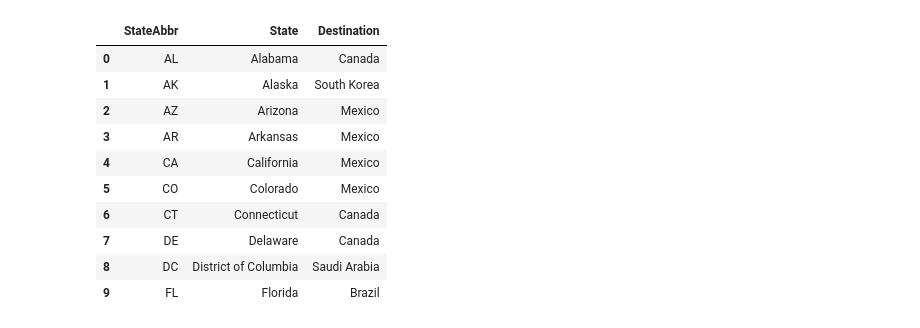
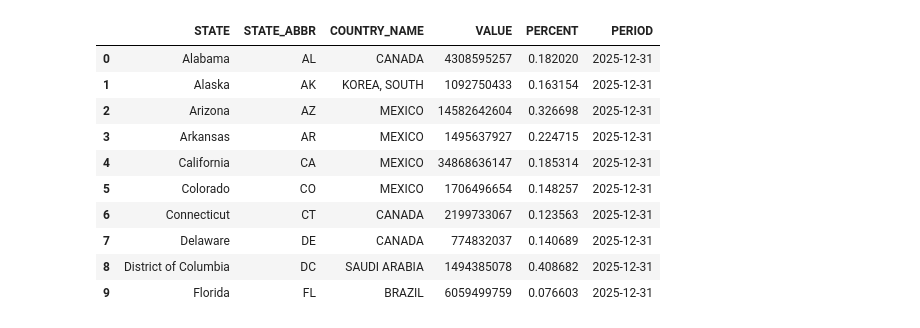
Before and after one commit to cesinco/trade-partners-by-state, a Jupyter notebook: get_top_export_countries_by_state.ipynb, the cells around one changed output. Drawn from its saved outputs; the diff is of its cells as text; code cells hidden in the pictures.

```diff
--- a/get_top_export_countries_by_state.ipynb
+++ b/get_top_export_countries_by_state.ipynb
@@ -148,3 +42,11 @@ and by setting the filter to the most recent year available, and swapping betwee
+# %%
+# Some configurations required for the remainder of the script
+
+load_dotenv(override=True)
+CENSUS_GOV_API_KEY = os.getenv("CENSUS_GOV_API_KEY")
+recent_full_year = datetime.now().year - 1
+census_exports_url = f"https://api.census.gov/data/timeseries/intltrade/exports/statehs?get=STATE,CTY_CODE,CTY_NAME,ALL_VAL_YR&time={recent_full_year}-12&STATE=[STATE]&key={CENSUS_GOV_API_KEY}"
+census_imports_url = f"https://api.census.gov/data/timeseries/intltrade/imports/statehs?get=STATE,CTY_CODE,CTY_NAME,GEN_VAL_YR&time={recent_full_year}-12&STATE=[STATE]&key={CENSUS_GOV_API_KEY}"
 # %%
 # We also need a translation dictionary from state name to state abbreviation (for mapping)
 
@@ -489,0 +107,23 @@ while True:
+# %%
+# Set up our dictionary for export countries by state
+state_exports = {}
+
+for state_name, state_abbr in dic_states.items():
+    state_url = census_exports_url.replace("[STATE]", state_abbr)
+    df_state = pd.read_csv(
+          state_url
+        , skiprows=1
+        , usecols = [0, 1, 2, 3, 4]
+        , names = ["STATE_ABBR", "COUNTRY_CODE", "COUNTRY_NAME", "VALUE", "PERIOD"]
+        , converters = {0: lambda x: x.replace('"', '').replace("[", ""), 4: lambda x: pd.to_datetime(x, format='%Y-%m') + pd.offsets.MonthEnd(0)}
+    )
+    df_total = df_state[df_state["COUNTRY_CODE"] == "-"]
+    df_state = df_state[df_state["COUNTRY_CODE"].str.contains(r"^[1-9][0-9]+$")]
+    df_state.sort_values("VALUE", ascending=False, inplace=True)
+    df_state["PERCENT"] = df_state["VALUE"] / df_total["VALUE"].iloc[0]
+    df_state = df_state.reset_index(drop=True).head(1) # Highest valued export country for this state
+    # Print just one of the states' export data
+    if state_abbr == "FL":
+        console.print_json(data=df_state.to_dict(orient="records"), ensure_ascii=True, default=str, highlight=True, indent=4)
+    # Add the highest valued export country for this state to the state_exports dictionary
+    state_exports[state_name] = df_state.iloc[0].to_dict()
@@ -527,21 +286,20 @@ abbrev_exports
 # %%
-df_exports = pd.DataFrame.from_dict(state_exports, columns=["State", "Destination"], orient="index")
-#df_exports = pd.DataFrame.from_dict(abbrev_exports, columns=["State", "Destination"], orient="index")
-df_exports.index.names = ["StateAbbr"]
+df_exports = pd.DataFrame.from_dict(state_exports, columns=["STATE_ABBR", "COUNTRY_NAME", "VALUE", "PERCENT", "PERIOD"], orient="index")
+df_exports.index.names = ["STATE"]
 df_exports.reset_index(drop=False, inplace=True)
 # Since Puerto Rico doesn't appear on the map, we will drop it from the dataframe
-df_exports = df_exports[df_exports["StateAbbr"] != "PR"]
+df_exports = df_exports[df_exports["STATE_ABBR"] != "PR"]
 df_exports.head(10)
 # %% [output]
-|  | StateAbbr | State | Destination |
-| 0 | AL | Alabama | Canada |
-| 1 | AK | Alaska | South Korea |
-| 2 | AZ | Arizona | Mexico |
-| 3 | AR | Arkansas | Mexico |
-| 4 | CA | California | Mexico |
-| 5 | CO | Colorado | Mexico |
-| 6 | CT | Connecticut | Canada |
-| 7 | DE | Delaware | Canada |
-| 8 | DC | District of Columbia | Saudi Arabia |
-| 9 | FL | Florida | Brazil |
+|  | STATE | STATE_ABBR | COUNTRY_NAME | VALUE | PERCENT | PERIOD |
+| 0 | Alabama | AL | CANADA | 4308595257 | 0.182020 | 2025-12-31 |
+| 1 | Alaska | AK | KOREA, SOUTH | 1092750433 | 0.163154 | 2025-12-31 |
+| 2 | Arizona | AZ | MEXICO | 14582642604 | 0.326698 | 2025-12-31 |
+| 3 | Arkansas | AR | MEXICO | 1495637927 | 0.224715 | 2025-12-31 |
+| 4 | California | CA | MEXICO | 34868636147 | 0.185314 | 2025-12-31 |
+| 5 | Colorado | CO | MEXICO | 1706496654 | 0.148257 | 2025-12-31 |
+| 6 | Connecticut | CT | CANADA | 2199733067 | 0.123563 | 2025-12-31 |
+| 7 | Delaware | DE | CANADA | 774832037 | 0.140689 | 2025-12-31 |
+| 8 | District of Columbia | DC | SAUDI ARABIA | 1494385078 | 0.408682 | 2025-12-31 |
+| 9 | Florida | FL | BRAZIL | 6059499759 | 0.076603 | 2025-12-31 |
 # %%
```
Also changed, not shown: parts of 46 cells of this notebook, 9 other files.
